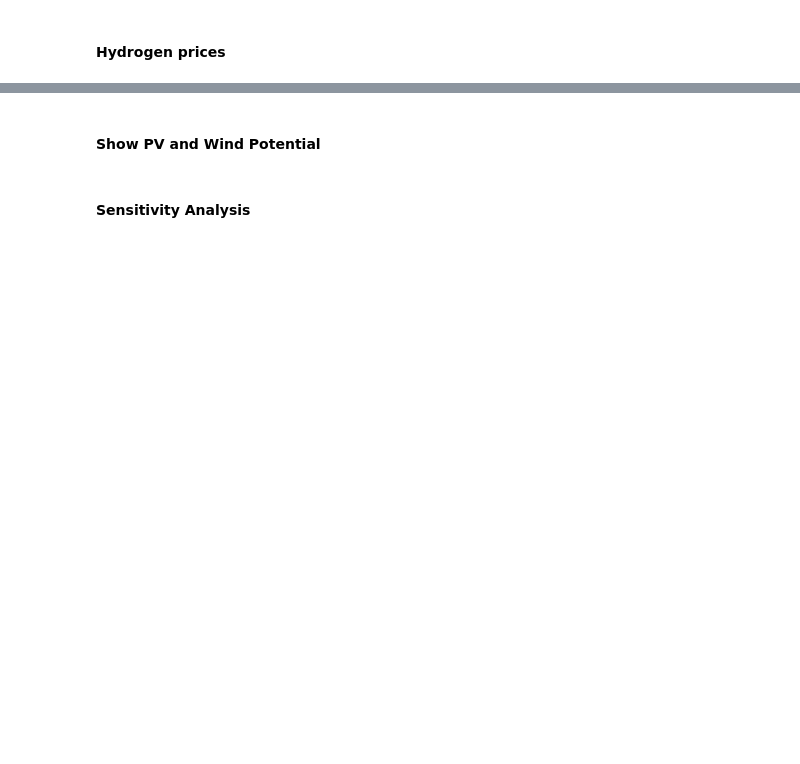
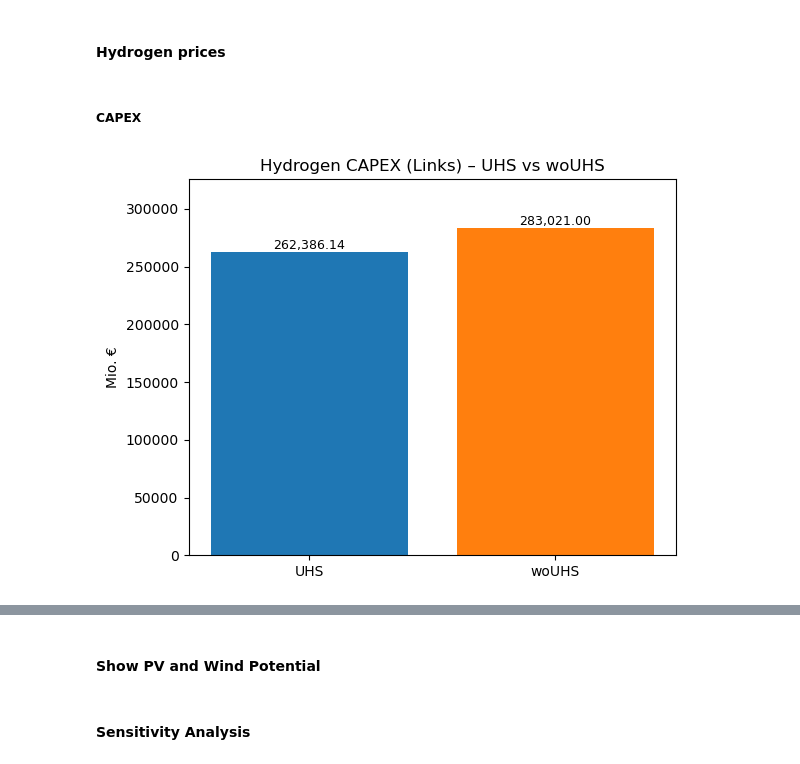
Before and after one commit to doneachh/undergroundstorage, a Jupyter notebook: workflow/notebooks/graphics.ipynb, the cells around one changed output, grey strips where cells are left out. Cells and saved outputs as stored; diff of their text form; code cells hidden in the pictures; blank space fills up the shorter version.

```diff
--- a/workflow/notebooks/graphics.ipynb
+++ b/workflow/notebooks/graphics.ipynb
@@ -53,0 +275,49 @@ INFO:pypsa.io:Imported network elec_s_24_ec_lcopt_Co2L0.15_3H_2050_0.094_NZ_199.
+# %% [markdown]
+##### CAPEX
+# %%
+def hydrogen_capex_mio(n: pypsa.Network) -> float:
+    """
+    Sum CAPEX for hydrogen-related Links (index contains 'H2', case-insensitive).
+    Works whether index is MultiIndex with 'carrier' or a simple Index.
+    Returns Mio. €.
+    """
+    capex = n.statistics.capex(comps=["Link"])  # pandas Series of EUR
+    idx = capex.index
+
+    # Get carrier labels robustly
+    if isinstance(idx, pd.MultiIndex):
+        if "carrier" in (idx.names or []):
+            carriers = idx.get_level_values("carrier")
+        else:
+            # Fall back to the last level if names aren't present
+            carriers = idx.get_level_values(-1)
+    else:
+        carriers = pd.Index(idx)
+
+    mask = carriers.astype(str).str.contains("H2", case=False, na=False)
+    return float(capex[mask].sum()) / 1e6  # -> Mio. €
+
+#  Compute hydrogen CAPEX (Mio. €)
+uhs_h2_capex = round(hydrogen_capex_mio(uhs), 2)
+wouhs_h2_capex = round(hydrogen_capex_mio(woUHS), 2)
+
+#  Bar plot side-by-side
+labels = ["UHS", "woUHS"]
+values = [uhs_h2_capex, wouhs_h2_capex]
+colors = [SCENARIO_COLORS[l] for l in labels]
+
+fig, ax = plt.subplots(figsize=(6, 4.5))
+bars = ax.bar(labels, values, color=colors)
+ax.set_title("Hydrogen CAPEX (Links) – UHS vs woUHS")
+ax.set_ylabel("Mio. €")
+ax.set_ylim(0, max(values)*1.15 if max(values) > 0 else 1)
+
+# Value labels
+for rect, v in zip(bars, values):
+    ax.text(rect.get_x() + rect.get_width()/2, rect.get_height(),
+            f"{v:,.2f}", ha="center", va="bottom", fontsize=9)
+
+plt.tight_layout()
+plt.show()
+# %% [output]
+[figure, added]
```
Also changed, not shown: parts of 30 cells of this notebook.
